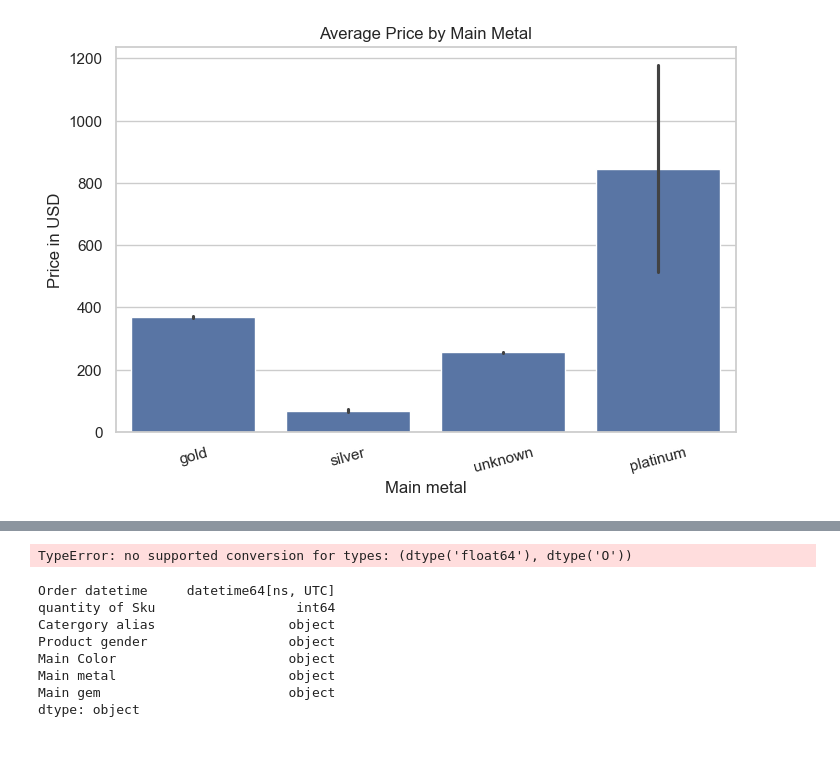
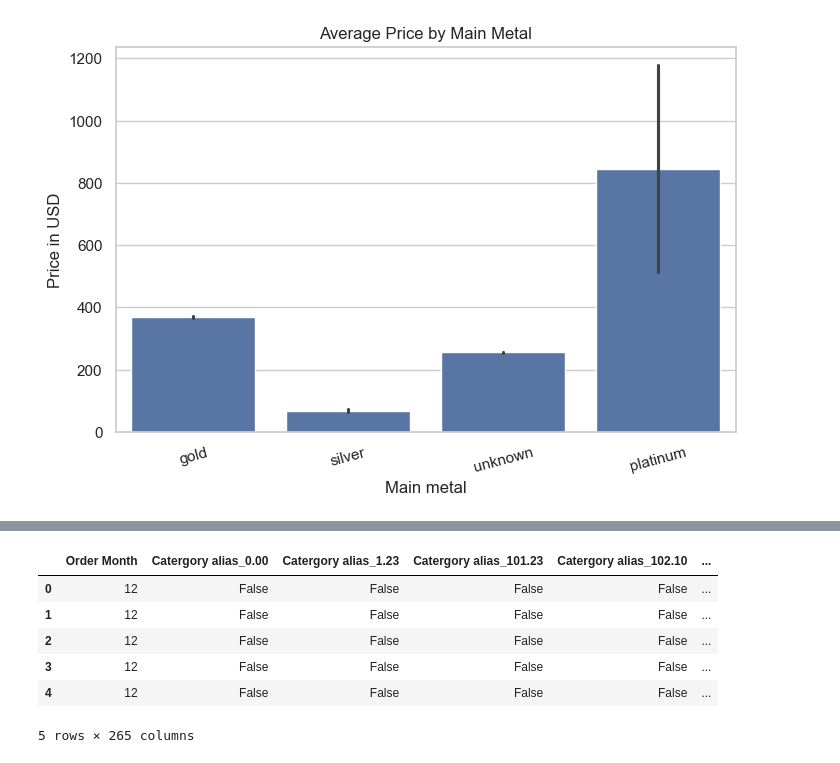
Before and after one commit to Deehoneydoyin/Amdari-Price-optimization, a Jupyter notebook: Notebook/JewelleryOptimization.ipynb, the cells around one changed output, grey strips where cells are left out. Drawn from its saved outputs; the diff is of its cells as text; code cells hidden in the pictures.

Commit message:
Trained model

```diff
--- a/Notebook/JewelleryOptimization.ipynb
+++ b/Notebook/JewelleryOptimization.ipynb
@@ -321,0 +318,18 @@ y = df["Price in USD"]
+# %%
+# Convert Order datetime to actual datetime
+df['Order datetime'] = pd.to_datetime(df['Order datetime'])
+
+# Create date-related features
+df['Order Month'] = df['Order datetime'].dt.month
+df['Order Weekday'] = df['Order datetime'].dt.day_name()
+
+# Create price category feature
+def price_category(price):
+    if price < 50:
+        return 'Low'
+    elif price < 200:
+        return 'Mid'
+    else:
+        return 'High'
+
+df['Price Category'] = df['Price in USD'].apply(price_category)
@@ -322,3 +345,31 @@ y = df["Price in USD"]
+# %%
+#predict the price of a jewelry item using some of the new and existing features: (Price in usd)
+# Define your target (what you want to predict)
+y = df['Price in USD']
+
+# Select useful features (input columns)
+X = df[['Catergory alias', 'Product gender', 'Main metal', 'Main gem', 'Order Month', 'Order Weekday']]
+# Define your target (what you want to predict)
+y = df['Price in USD']
+
+# Select useful features (input columns)
+X = df[['Catergory alias', 'Product gender', 'Main metal', 'Main gem', 'Order Month', 'Order Weekday']]
+# %%
+# Drop rows with missing values in the selected columns
+X_clean = X.dropna()
+y_clean = y[X_clean.index]  # Keep the matching target values
+
+# One-hot encode the categorical columns
+X_encoded = pd.get_dummies(X_clean)
+X_encoded.head()
+# %% [output]
+|  | Order Month | Catergory alias_0.00 | Catergory alias_1.23 | Catergory alias_101.23 | Catergory alias_102.10 | ... |
+| 0 | 12 | False | False | False | False | ... |
+| 1 | 12 | False | False | False | False | ... |
+| 2 | 12 | False | False | False | False | ... |
+| 3 | 12 | False | False | False | False | ... |
+| 4 | 12 | False | False | False | False | ... |
+5 rows × 265 columns
 # %%
 #Split the data
 from sklearn.model_selection import train_test_split
@@ -345,22 +380,0 @@ preprocessor = ColumnTransformer(
-# %%
-#Train the Model:using a simple and strong model "Random Forest Regressor"
-model = Pipeline(steps=[
-    ("preprocessor", preprocessor),
-    ("regressor", RandomForestRegressor(n_estimators=100, random_state=42))
-])
-
-# Train
-model.fit(X_train, y_train)
-# %% [output]
-TypeError: no supported conversion for types: (dtype('float64'), dtype('O'))
-# %%
-X_train.dtypes
-# %% [output]
-Order datetime     datetime64[ns, UTC]
-quantity of Sku                  int64
-Catergory alias                 object
-Product gender                  object
-Main Color                      object
-Main metal                      object
-Main gem                        object
-dtype: object
```
Also changed, not shown: parts of 11 cells of this notebook.
